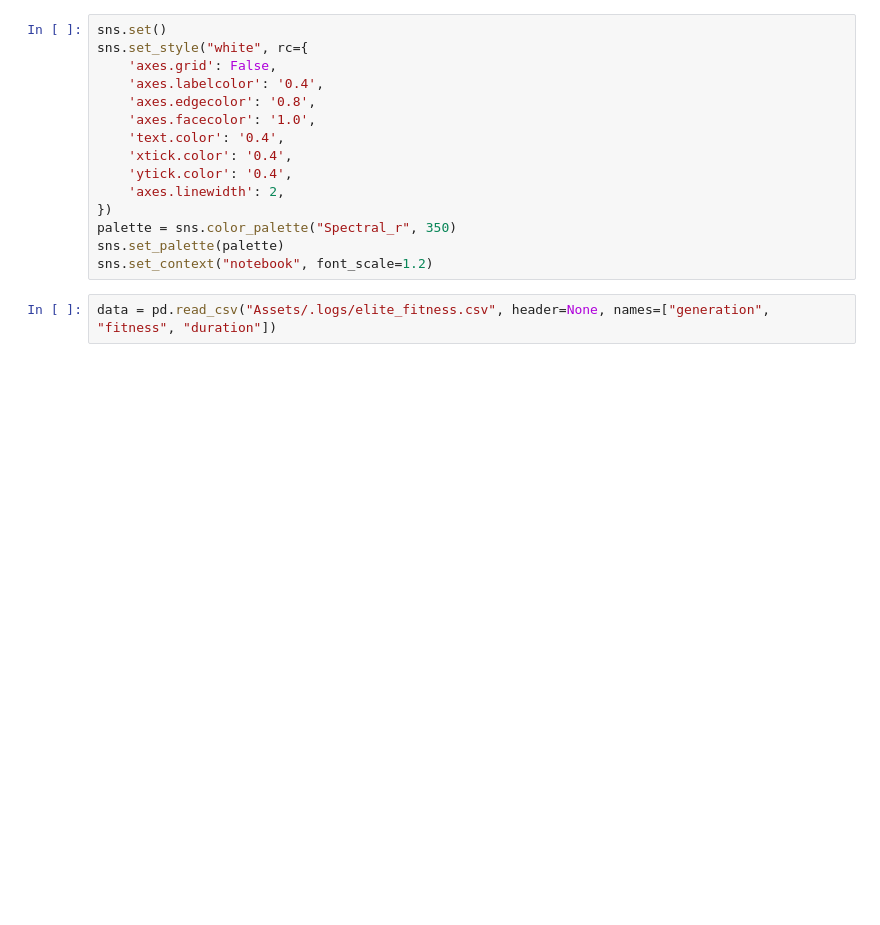
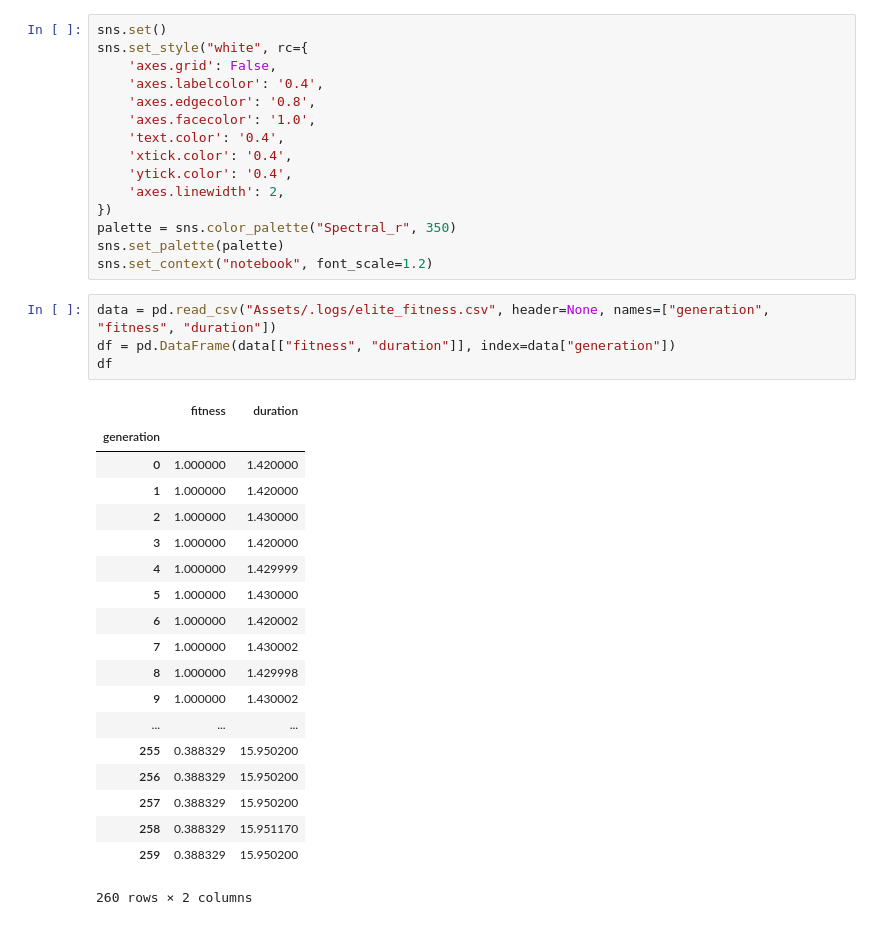
Before and after one commit to BarkingMouseStudio/unity-experiments, a Jupyter notebook: Fitness.ipynb, the cells around one changed output. Cells and saved outputs as stored; diff of their text form; blank space fills up the shorter version.

```diff
--- a/Fitness.ipynb
+++ b/Fitness.ipynb
@@ -21,4 +21,26 @@ sns.set_palette(palette)
 sns.set_context("notebook", font_scale=1.2)
 # %%
 data = pd.read_csv("Assets/.logs/elite_fitness.csv", header=None, names=["generation", "fitness", "duration"])
+df = pd.DataFrame(data[["fitness", "duration"]], index=data["generation"])
+df
+# %% [output]
+|  | fitness | duration |
+| generation |  |  |
+| 0 | 1.000000 | 1.420000 |
+| 1 | 1.000000 | 1.420000 |
+| 2 | 1.000000 | 1.430000 |
+| 3 | 1.000000 | 1.420000 |
+| 4 | 1.000000 | 1.429999 |
+| 5 | 1.000000 | 1.430000 |
+| 6 | 1.000000 | 1.420002 |
+| 7 | 1.000000 | 1.430002 |
+| 8 | 1.000000 | 1.429998 |
+| 9 | 1.000000 | 1.430002 |
+| ... | ... | ... |
+| 255 | 0.388329 | 15.950200 |
+| 256 | 0.388329 | 15.950200 |
+| 257 | 0.388329 | 15.950200 |
+| 258 | 0.388329 | 15.951170 |
+| 259 | 0.388329 | 15.950200 |
+260 rows × 2 columns
 # %%
```
Also changed, not shown: parts of 5 cells of this notebook.
